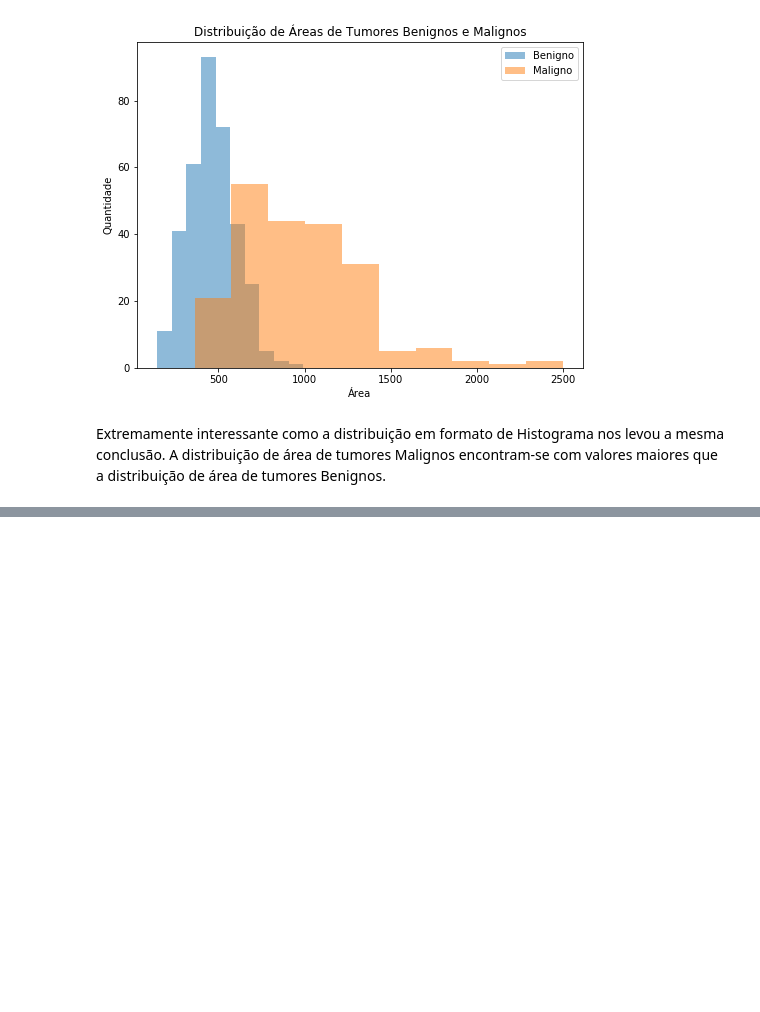
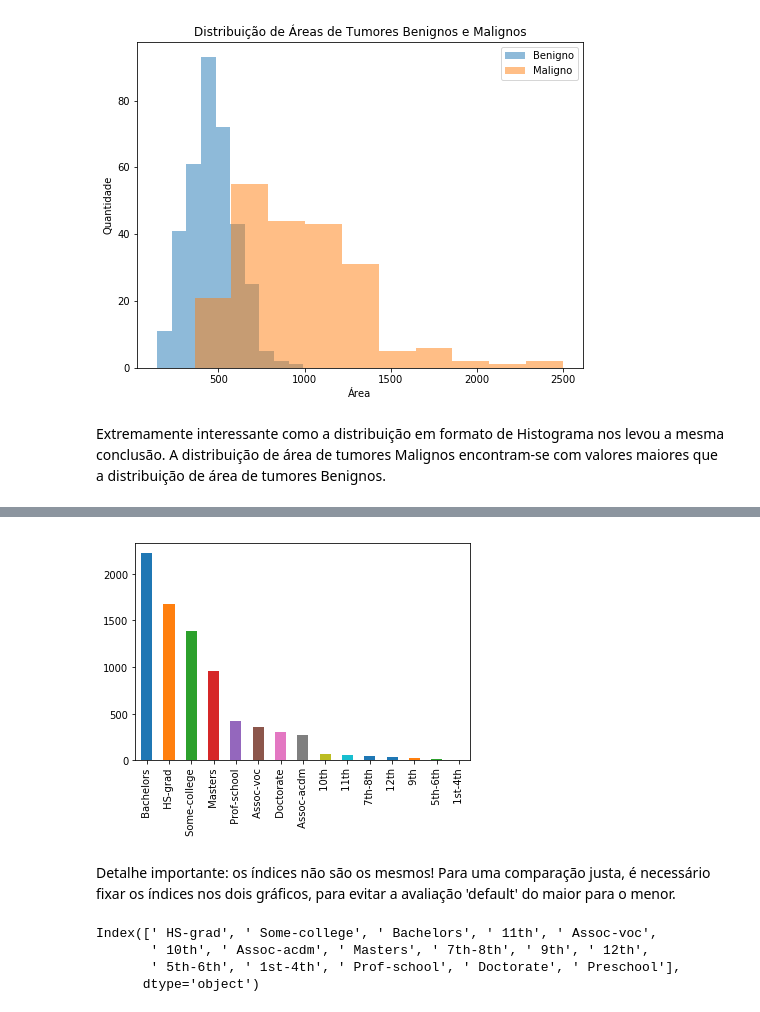
Before and after one commit to RobertoDelamora/data-science-academy, a Jupyter notebook: udacity/fundamentos-data-scientist-I/definitive-toolkit/Pandas_Tutorial.ipynb, the cells around one changed output, grey strips where cells are left out. Cells and saved outputs as stored; diff of their text form; code cells hidden in the pictures; blank space fills up the shorter version.

```diff
--- a/udacity/fundamentos-data-scientist-I/definitive-toolkit/Pandas_Tutorial.ipynb
+++ b/udacity/fundamentos-data-scientist-I/definitive-toolkit/Pandas_Tutorial.ipynb
@@ -2399,0 +2493,15 @@ Extremamente interessante como a distribuição em formato de Histograma nos lev
+# %%
+df_rich['education'].value_counts().plot(kind='bar');
+# %% [output]
+[figure, added]
+# %% [markdown]
+Detalhe importante: os índices não são os mesmos! Para uma comparação justa, é necessário fixar os índices nos dois gráficos, para evitar a avaliação 'default' do maior para o menor.
+# %%
+# Mostrando índice do DataFrame humilde
+ind = df_humble['education'].value_counts().index
+ind
+# %% [output]
+Index([' HS-grad', ' Some-college', ' Bachelors', ' 11th', ' Assoc-voc',
+       ' 10th', ' Assoc-acdm', ' Masters', ' 7th-8th', ' 9th', ' 12th',
+       ' 5th-6th', ' 1st-4th', ' Prof-school', ' Doctorate', ' Preschool'],
+      dtype='object')
```
Also changed, not shown: parts of 128 cells of this notebook, 4 other files.
